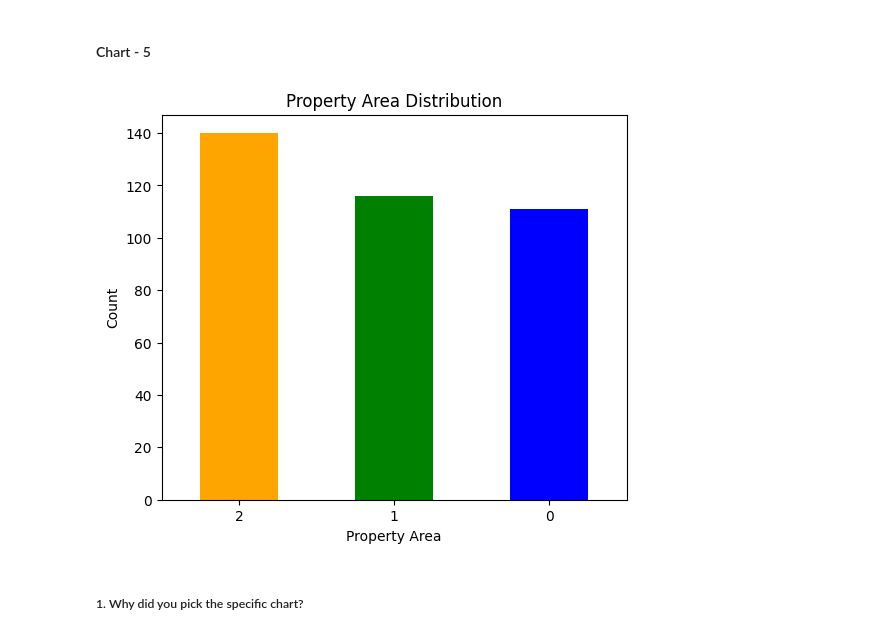
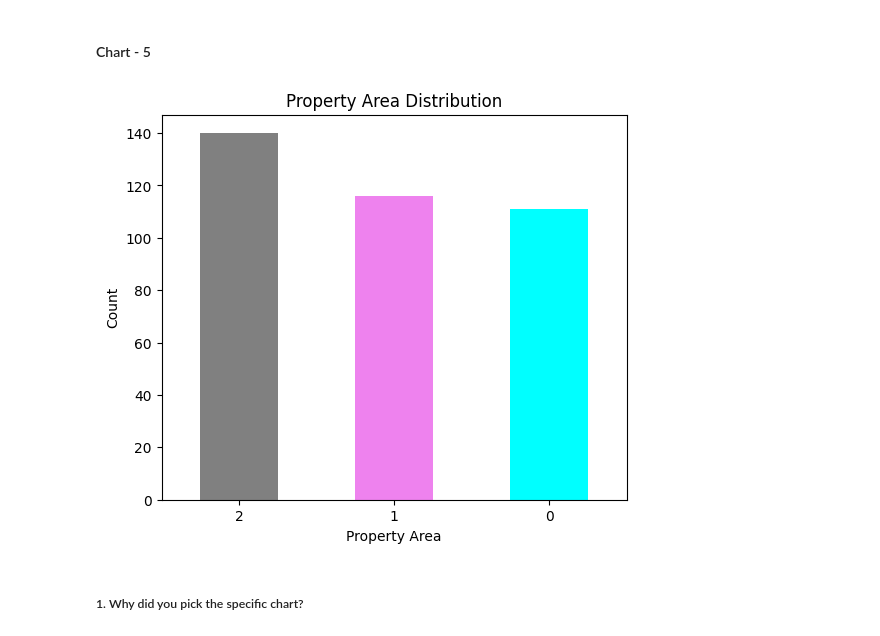
Before and after one commit to anujpurohit0501/Loan_Prediction, a Jupyter notebook: Loan_Prediction.ipynb, the cells around one changed output. Drawn from its saved outputs; the diff is of its cells as text; code cells hidden in the pictures.

```diff
--- a/Loan_Prediction.ipynb
+++ b/Loan_Prediction.ipynb
@@ -107,7 +107,7 @@ import matplotlib.pyplot as plt
 # Load Dataset
 
 
-path ='/test_Y3wMUE5_7gLdaTN.csv'
+path ='/content/test_Y3wMUE5_7gLdaTN.csv'
 
 
 df=pd.read_csv(path)
@@ -398,20 +394,20 @@ Answer : Employment type may influence income stability and loan decisions.
 # %%
 # Chart - 5 visualization code
 plt.figure(figsize=(6,5))
 
 df['Property_Area'].value_counts().plot(
     kind='bar',
-    color=['orange','green','blue']
+    color=['grey','violet','cyan']
 )
 
 plt.title("Property Area Distribution")
 plt.xlabel("Property Area")
 plt.ylabel("Count")
 plt.xticks(rotation=0)
 
 plt.show()
 # %% [output]
-[figure, old version]
+[figure, new version]
 # %% [markdown]
 ##### 1. Why did you pick the specific chart?
 # %% [markdown]
```
Also changed, not shown: parts of 94 cells of this notebook.
